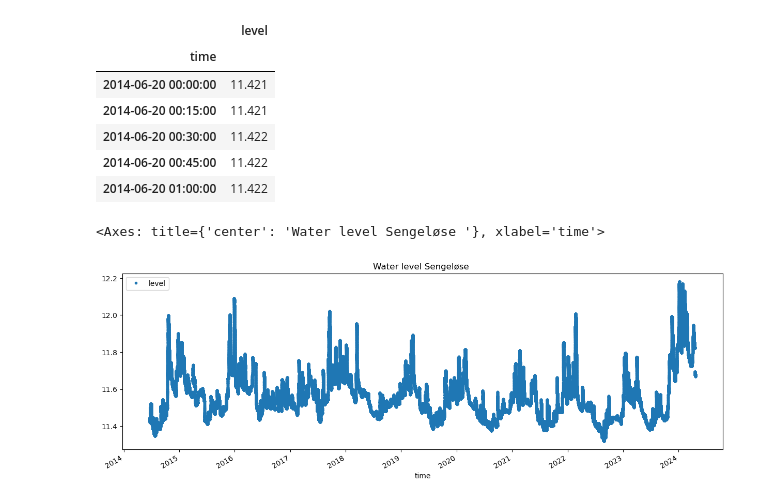
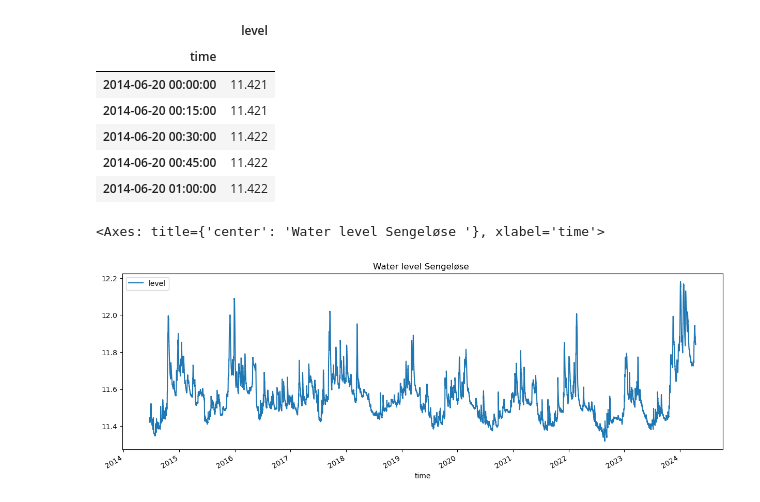
Before and after one commit to VictorJustesen/Water-level-forecasting, a Jupyter notebook: forecasting.ipynb, the cells around one changed output. Saved outputs shown, nothing was run; the diff lists cells and outputs as text; code cells hidden in the pictures.

```diff
--- a/forecasting.ipynb
+++ b/forecasting.ipynb
@@ -93,10 +95,10 @@ df.head()
 | 2014-06-20 00:45:00 | 11.422 |
 | 2014-06-20 01:00:00 | 11.422 |
 # %%
-df.plot(style='.', figsize=(15, 5), title="Water level Sengeløse ")
+df.plot( figsize=(15, 5), title="Water level Sengeløse ")
 # %% [output]
 <Axes: title={'center': 'Water level Sengeløse '}, xlabel='time'>
-[figure, old version]
+[figure, new version]
 # %%
 #feature creation ideas
 
```
Also changed, not shown: parts of 16 cells of this notebook, 3 other files.
